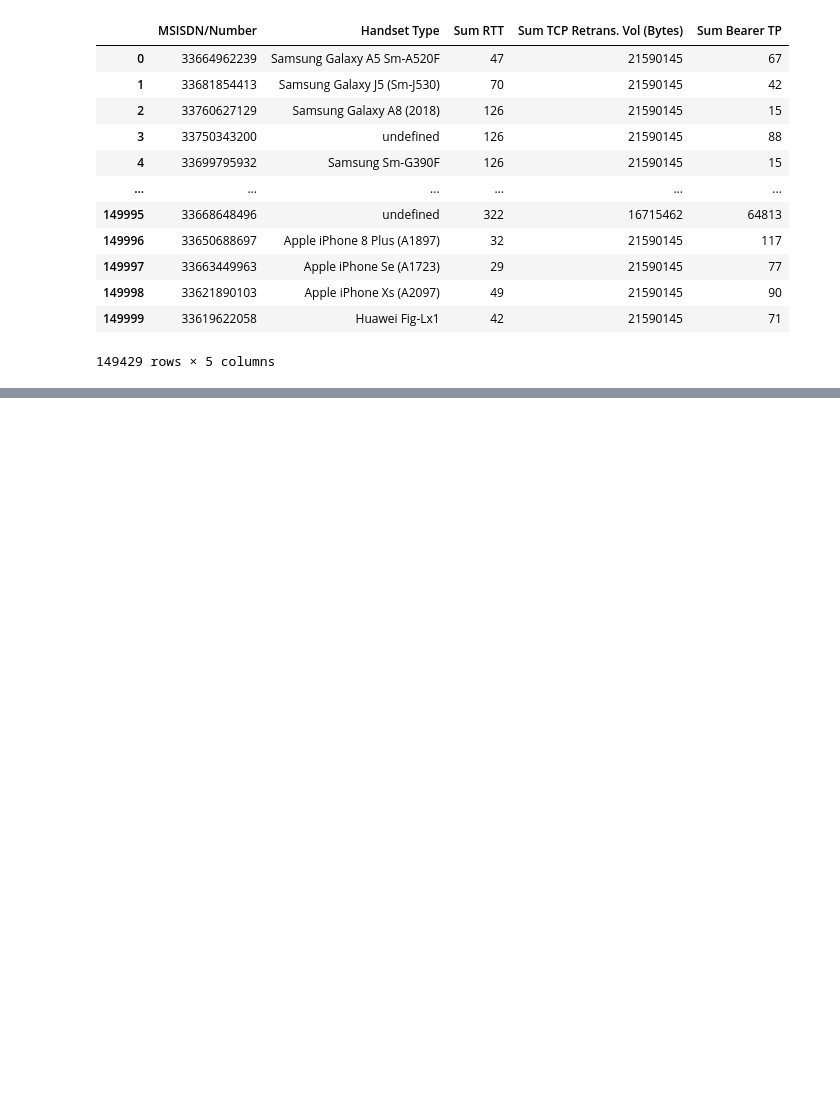
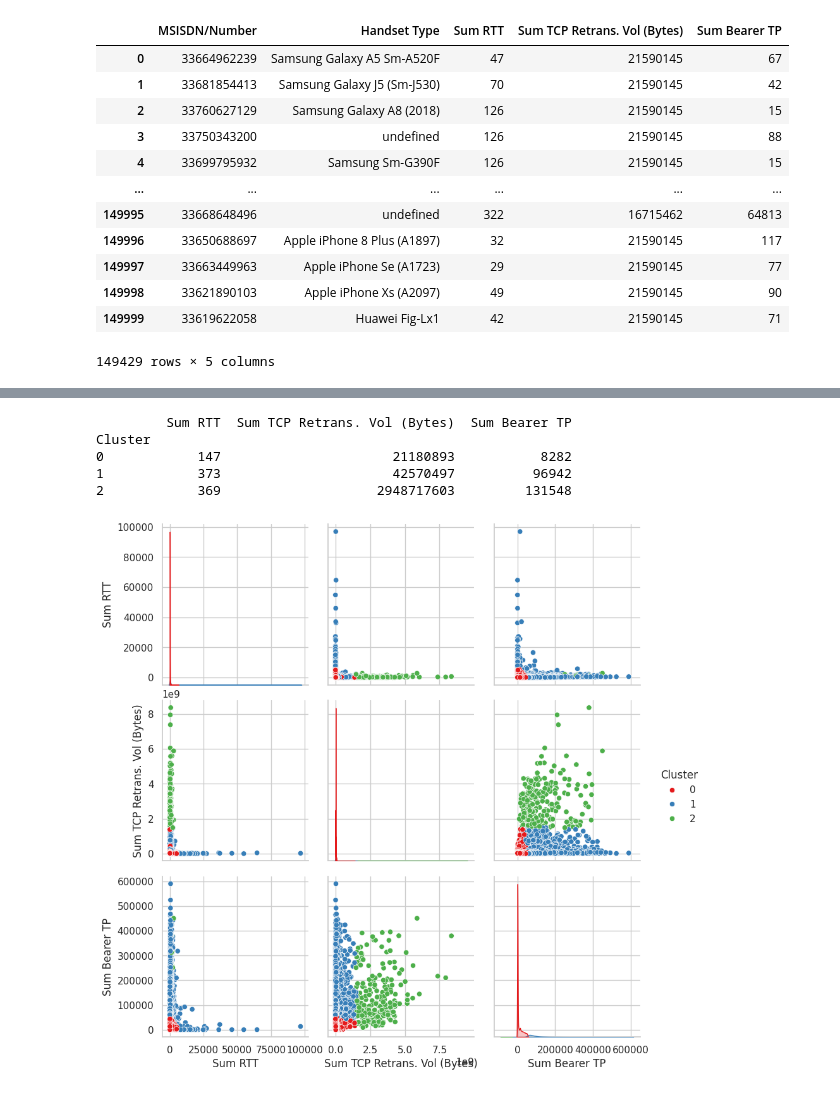
Before and after one commit to merronmuche/telecom_eda, a Jupyter notebook: eda_task_4.ipynb, the cells around one changed output, grey strips where cells are left out. Cells and saved outputs as stored; diff of their text form; code cells hidden in the pictures; blank space fills up the shorter version.

```diff
--- a/eda_task_4.ipynb
+++ b/eda_task_4.ipynb
@@ -355,0 +358,57 @@ Distribution of Average Throughput per Handset Type:
+# %%
+
+# Select relevant columns for clustering
+experience_metrics = [
+    'Sum RTT',
+    'Sum TCP Retrans. Vol (Bytes)',
+    'Sum Bearer TP',
+]
+
+# Drop rows with missing values in the selected columns
+df_cluster = grouped_df[experience_metrics]
+
+# Standardize the data
+scaler = StandardScaler()
+scaled_data = scaler.fit_transform(df_cluster)
+
+# Apply k-means clustering
+kmeans = KMeans(n_clusters=3, random_state=42)
+df_cluster['Cluster'] = kmeans.fit_predict(scaled_data)
+
+# Analyze cluster characteristics
+cluster_means = df_cluster.groupby('Cluster').mean()
+print(cluster_means)
+# %% [output]
+         Sum RTT  Sum TCP Retrans. Vol (Bytes)  Sum Bearer TP
+Cluster
+0            147                      21180893           8282
+1            373                      42570497          96942
+2            369                    2948717603         131548
+# %%
+
+# Select relevant columns for clustering
+experience_metrics = [
+    'Sum RTT',
+    'Sum TCP Retrans. Vol (Bytes)',
+    'Sum Bearer TP',
+]
+
+# Drop rows with missing values in the selected columns
+df_cluster = grouped_df[experience_metrics].dropna()
+
+# Standardize the data
+scaler = StandardScaler()
+scaled_data = scaler.fit_transform(df_cluster)
+
+# Apply k-means clustering
+kmeans = KMeans(n_clusters=3, random_state=42)
+df_cluster['Cluster'] = kmeans.fit_predict(scaled_data)
+
+# Visualize the clusters using scatter plots
+sns.set(style="whitegrid")
+
+# Pairwise scatter plots for different pairs of experience metrics
+sns.pairplot(df_cluster, hue="Cluster", palette="Set1", height=3, diag_kind="kde")
+plt.show()
+# %% [output]
+[figure, added]
```
Also changed, not shown: parts of 9 cells of this notebook, 1 other file.
